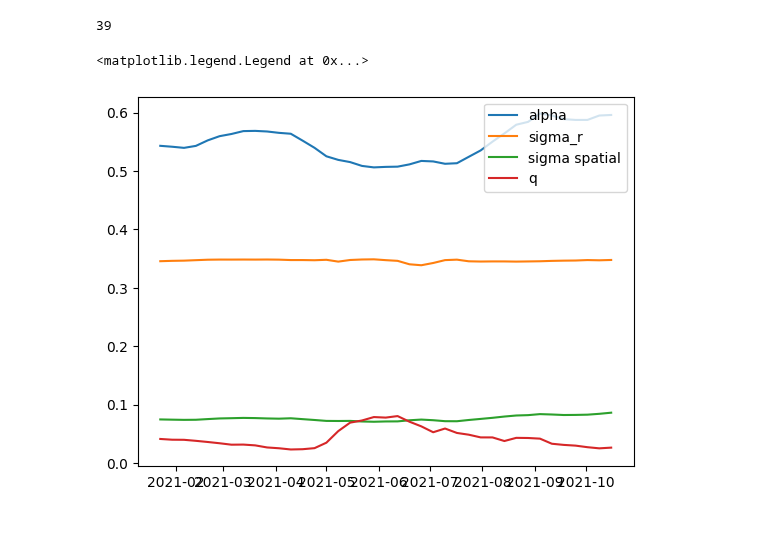
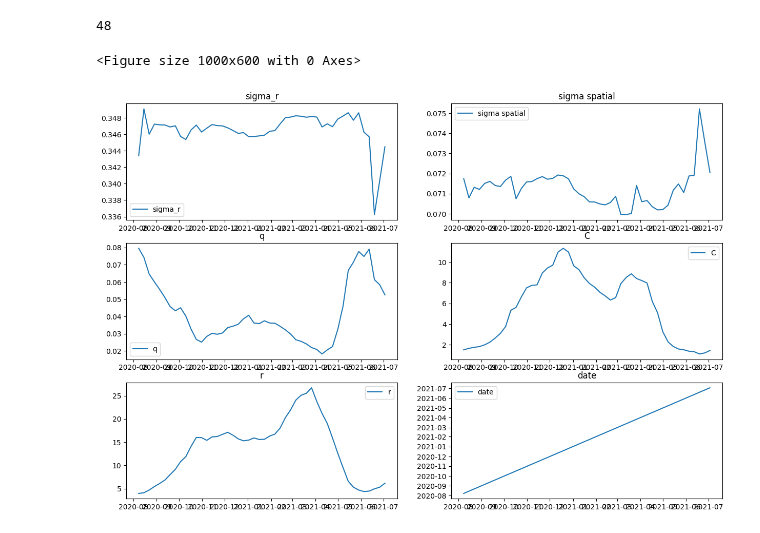
Before and after one commit to stefanheyder/dissertation, a Jupyter notebook: nbs/4 Models/4.2 Regional growth factor model/21_forecasting_ecdc.ipynb, the cells around one changed output. Saved outputs shown, nothing was run; the diff lists cells and outputs as text; code cells hidden in the pictures.

```diff
--- a/nbs/4 Models/4.2 Regional growth factor model/21_forecasting_ecdc.ipynb
+++ b/nbs/4 Models/4.2 Regional growth factor model/21_forecasting_ecdc.ipynb
@@ -39,8 +39,8 @@ import matplotlib.pyplot as plt
 import pandas as pd
 from datetime import date
 
-min_date = date(2021, 4, 3)
-max_date = date(2021, 12, 25)
+min_date = date(2020, 10, 12)
+max_date = date(2021, 9, 15)
 
 np1 = 10
 
@@ -48,9 +48,13 @@ initial_dates = [
     (d - pd.Timedelta(weeks=np1)).strftime("%Y-%m-%d")
     for d in pd.date_range(start=min_date, end=max_date, freq="W-SAT", inclusive="both")
 ]
+final_dates = [
+    d.strftime("%Y-%m-%d")
+    for d in pd.date_range(start=min_date, end=max_date, freq="W-SAT", inclusive="both")
+]
 len(initial_dates)
 # %% [output]
-39
+48
 # %%
 GLOBAL_KEY = jrn.PRNGKey(4534365463653)
 
@@ -234,10 +238,12 @@ df_params = pd.DataFrame([make_theta_df(date) for date in initial_dates])
 # %%
 df_params["date"] = pd.to_datetime(df_params["date"])
 
-for col in df_params.columns:
-    if not col in ["date", "r", "C"]:
-        plt.plot(df_params["date"], df_params[col], label=col)
-plt.legend()
+plt.figure(figsize=(10, 6))
+fig, axs = plt.subplots(3, 2, figsize=(15, 10))
+for col, ax in zip(df_params.columns[1:], axs.flatten()):
+    ax.plot(df_params["date"], df_params[col], label=col)
+    ax.set_title(col)
+    ax.legend()
 # %% [output]
-<matplotlib.legend.Legend at 0x...>
+<Figure size 1000x600 with 0 Axes>
-[figure, old version]
+[figure, new version]
```
Also changed, not shown: parts of 1 cell of this notebook, 22 other files.
